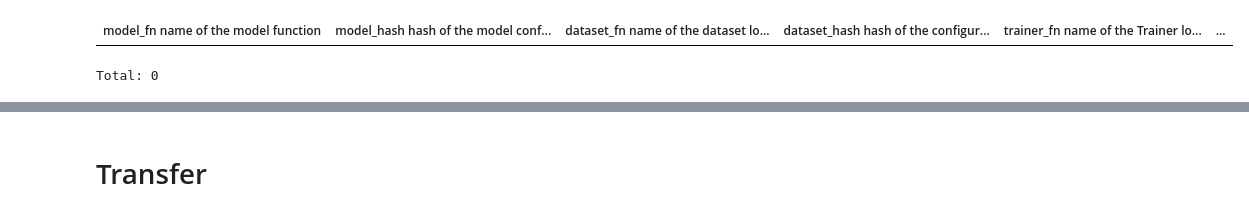
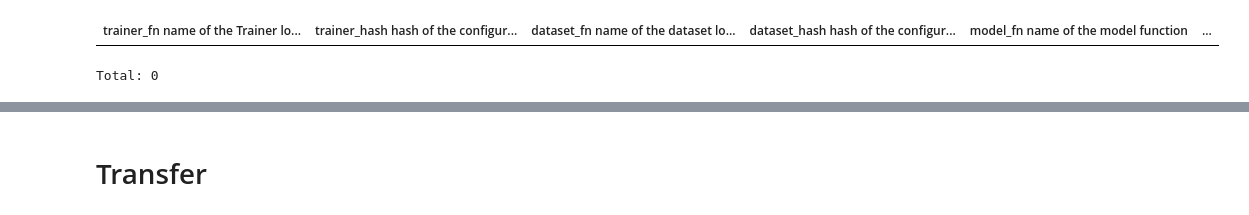
Before and after one commit to sinzlab/neural_cotraining, a Jupyter notebook: notebooks/main.ipynb, the cells around one changed output, grey strips where cells are left out. Cells and saved outputs as stored; diff of their text form; code cells hidden in the pictures.

Commit message:
Implements noise-adversarial training, reset of readout, refactoring of config and nnfabrik tables

```diff
--- a/notebooks/main.ipynb
+++ b/notebooks/main.ipynb
@@ -78,5 +47,5 @@ KeyboardInterrupt:
 # %%
-TrainedModel()
+TrainedModel().populate()
 # %% [output]
-| model_fn name of the model function | model_hash hash of the model conf... | dataset_fn name of the dataset lo... | dataset_hash hash of the configur... | trainer_fn name of the Trainer lo... | ... |
+| trainer_fn name of the Trainer lo... | trainer_hash hash of the configur... | dataset_fn name of the dataset lo... | dataset_hash hash of the configur... | model_fn name of the model function | ... |
 Total: 0
```
Also changed, not shown: parts of 49 cells of this notebook, 18 other files.
